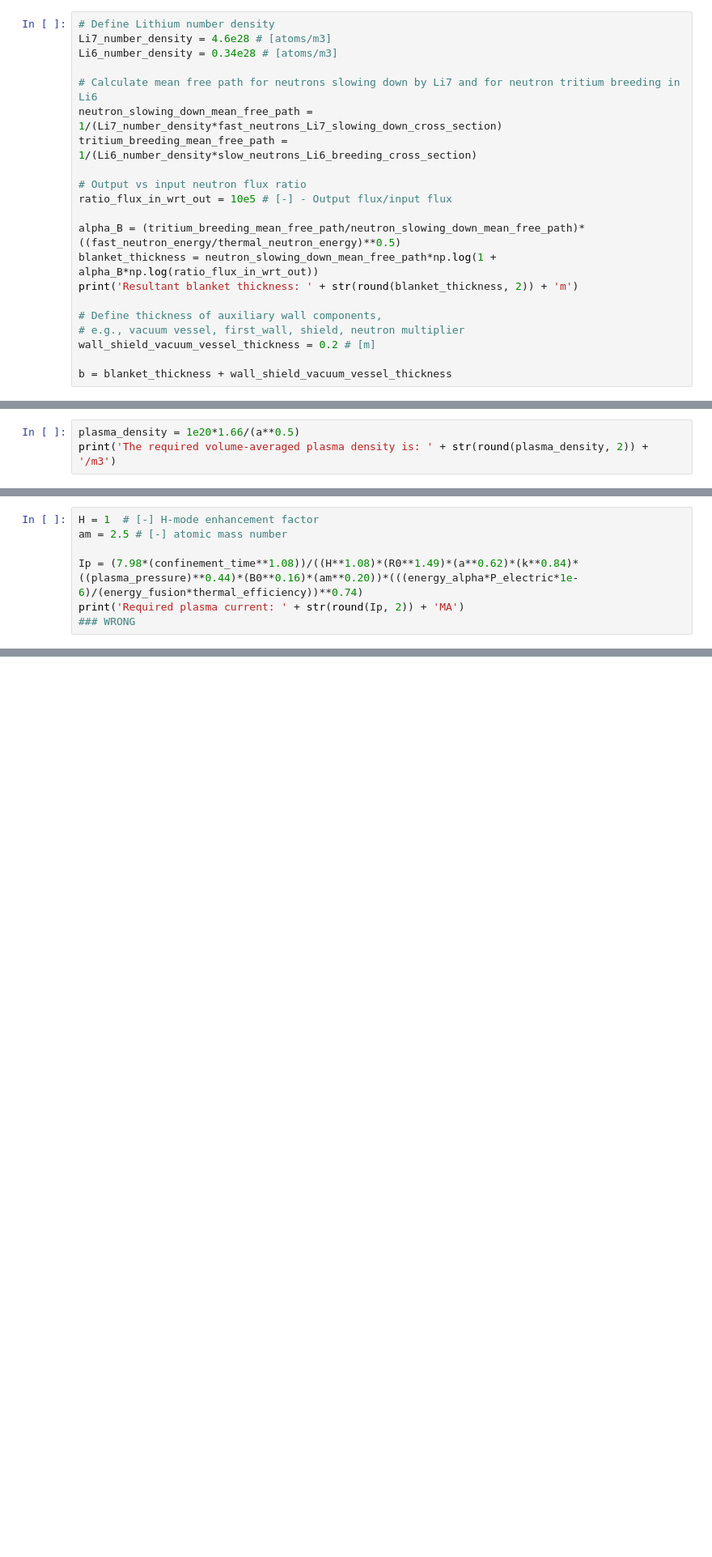
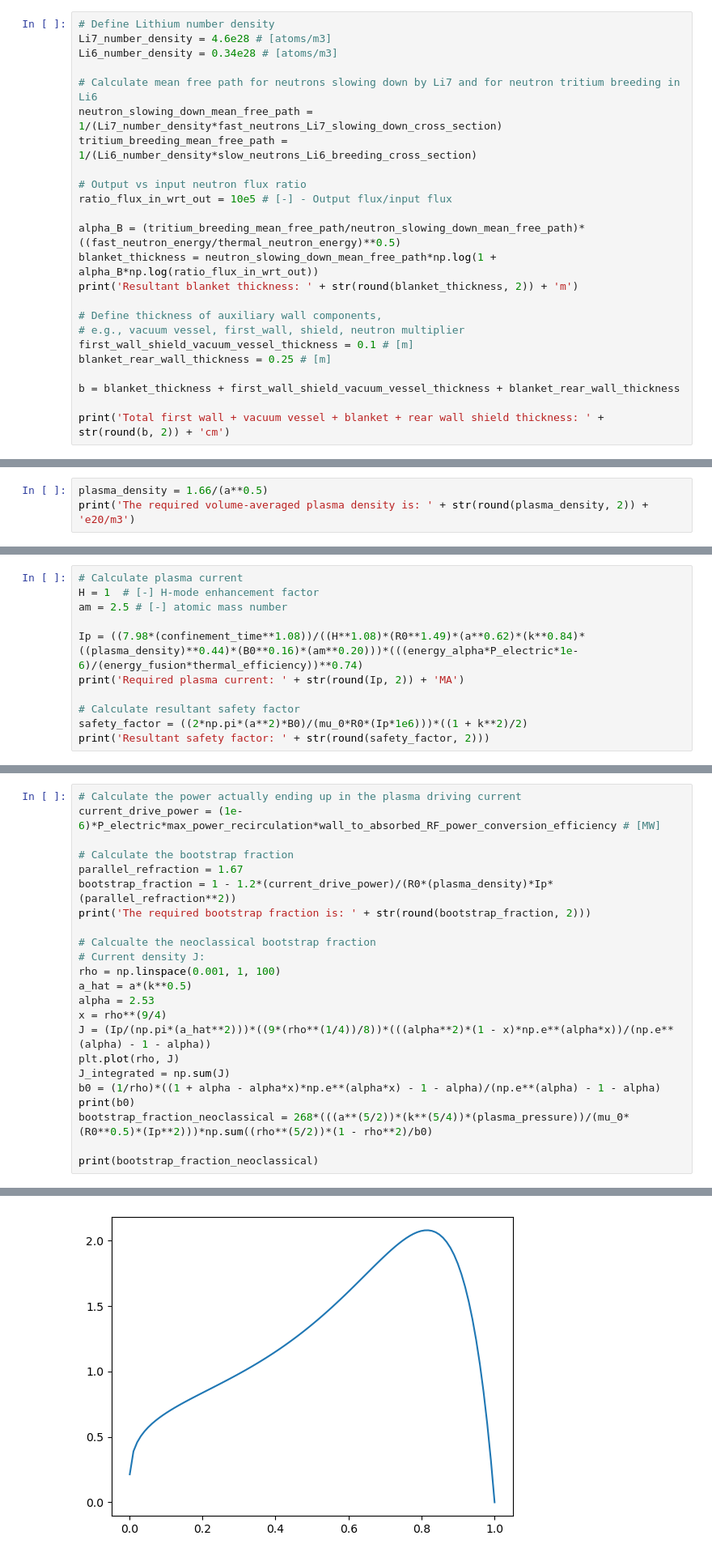
Before and after one commit to emaartensson/winter_school, a Jupyter notebook: source/parakamak_trial.ipynb, the cells around one changed output, grey strips where cells are left out. Shown at 81% size. Drawn from its saved outputs; the diff is of its cells as text; blank space fills up the shorter version.

```diff
--- a/source/parakamak_trial.ipynb
+++ b/source/parakamak_trial.ipynb
@@ -74,8 +74,11 @@ print('Resultant blanket thickness: ' + str(round(blanket_thickness, 2)) + 'm')
 
 # Define thickness of auxiliary wall components,
 # e.g., vacuum vessel, first_wall, shield, neutron multiplier
-wall_shield_vacuum_vessel_thickness = 0.2 # [m]
+first_wall_shield_vacuum_vessel_thickness = 0.1 # [m]
+blanket_rear_wall_thickness = 0.25 # [m]
 
-b = blanket_thickness + wall_shield_vacuum_vessel_thickness
+b = blanket_thickness + first_wall_shield_vacuum_vessel_thickness + blanket_rear_wall_thickness
+
+print('Total first wall + vacuum vessel + blanket + rear wall shield thickness: ' + str(round(b, 2)) + 'cm')
 # %% [output]
 Resultant blanket thickness: 0.99m
@@ -199,6 +207,6 @@ Resultant beta: 4.05%
 ## Average plasma density
 The volume-average plasma density can be derived from its relationship to the plasma pressure and temperature.
 # %%
-plasma_density = 1e20*1.66/(a**0.5)
-print('The required volume-averaged plasma density is: ' + str(round(plasma_density, 2)) + '/m3')
+plasma_density = 1.66/(a**0.5)
+print('The required volume-averaged plasma density is: ' + str(round(plasma_density, 2)) + 'e20/m3')
 # %% [output]
@@ -220,10 +228,14 @@ Calculating the plasma current involves some plasma physics for the first time i
 
 We equate the required energy confinement factor to the empirically determined expression for confinement time, which then lets us solve for the plasma current.
 # %%
+# Calculate plasma current
 H = 1  # [-] H-mode enhancement factor
 am = 2.5 # [-] atomic mass number
 
-Ip = (7.98*(confinement_time**1.08))/((H**1.08)*(R0**1.49)*(a**0.62)*(k**0.84)*((plasma_pressure)**0.44)*(B0**0.16)*(am**0.20))*(((energy_alpha*P_electric*1e-6)/(energy_fusion*thermal_efficiency))**0.74)
+Ip = ((7.98*(confinement_time**1.08))/((H**1.08)*(R0**1.49)*(a**0.62)*(k**0.84)*((plasma_density)**0.44)*(B0**0.16)*(am**0.20)))*(((energy_alpha*P_electric*1e-6)/(energy_fusion*thermal_efficiency))**0.74)
 print('Required plasma current: ' + str(round(Ip, 2)) + 'MA')
-### WRONG
+
+# Calculate resultant safety factor
+safety_factor = ((2*np.pi*(a**2)*B0)/(mu_0*R0*(Ip*1e6)))*((1 + k**2)/2)
+print('Resultant safety factor: ' + str(round(safety_factor, 2)))
 # %% [output]
@@ -256,0 +368,24 @@ Use simple scaling law
+# %%
+# Calculate the power actually ending up in the plasma driving current
+current_drive_power = (1e-6)*P_electric*max_power_recirculation*wall_to_absorbed_RF_power_conversion_efficiency # [MW]
+
+# Calculate the bootstrap fraction
+parallel_refraction = 1.67
+bootstrap_fraction = 1 - 1.2*(current_drive_power)/(R0*(plasma_density)*Ip*(parallel_refraction**2))
+print('The required bootstrap fraction is: ' + str(round(bootstrap_fraction, 2)))
+
+# Calcualte the neoclassical bootstrap fraction
+# Current density J:
+rho = np.linspace(0.001, 1, 100)
+a_hat = a*(k**0.5)
+alpha = 2.53
+x = rho**(9/4)
+J = (Ip/(np.pi*(a_hat**2)))*((9*(rho**(1/4))/8))*(((alpha**2)*(1 - x)*np.e**(alpha*x))/(np.e**(alpha) - 1 - alpha))
+plt.plot(rho, J)
+J_integrated = np.sum(J)
+b0 = (1/rho)*((1 + alpha - alpha*x)*np.e**(alpha*x) - 1 - alpha)/(np.e**(alpha) - 1 - alpha)
+print(b0)
+bootstrap_fraction_neoclassical = 268*(((a**(5/2))*(k**(5/4))*(plasma_pressure))/(mu_0*(R0**0.5)*(Ip**2)))*np.sum((rho**(5/2))*(1 - rho**2)/b0)
+
+print(bootstrap_fraction_neoclassical)
+# %% [output]
@@ -257,2 +409,3 @@ Use simple scaling law
+[figure, added]
 # %% [markdown]
 #
```
Also changed, not shown: parts of 28 cells of this notebook, 1 other file.
